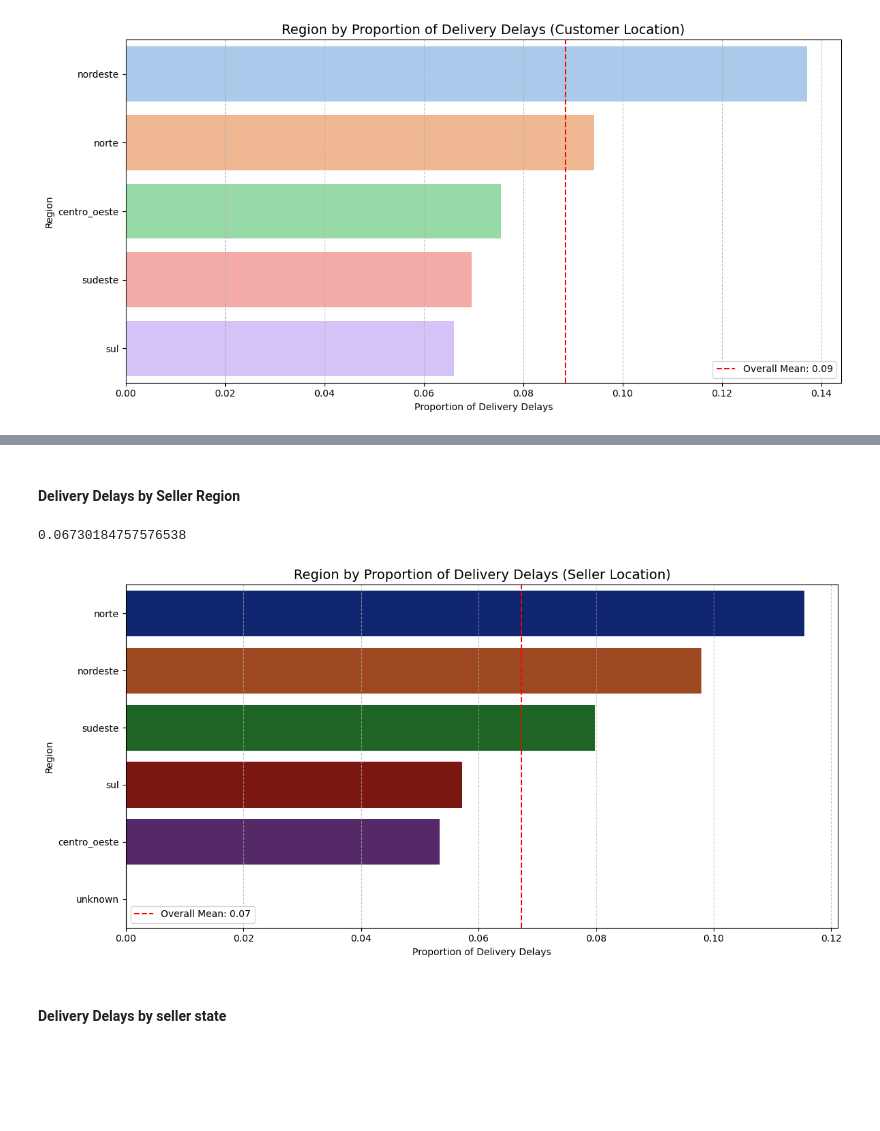
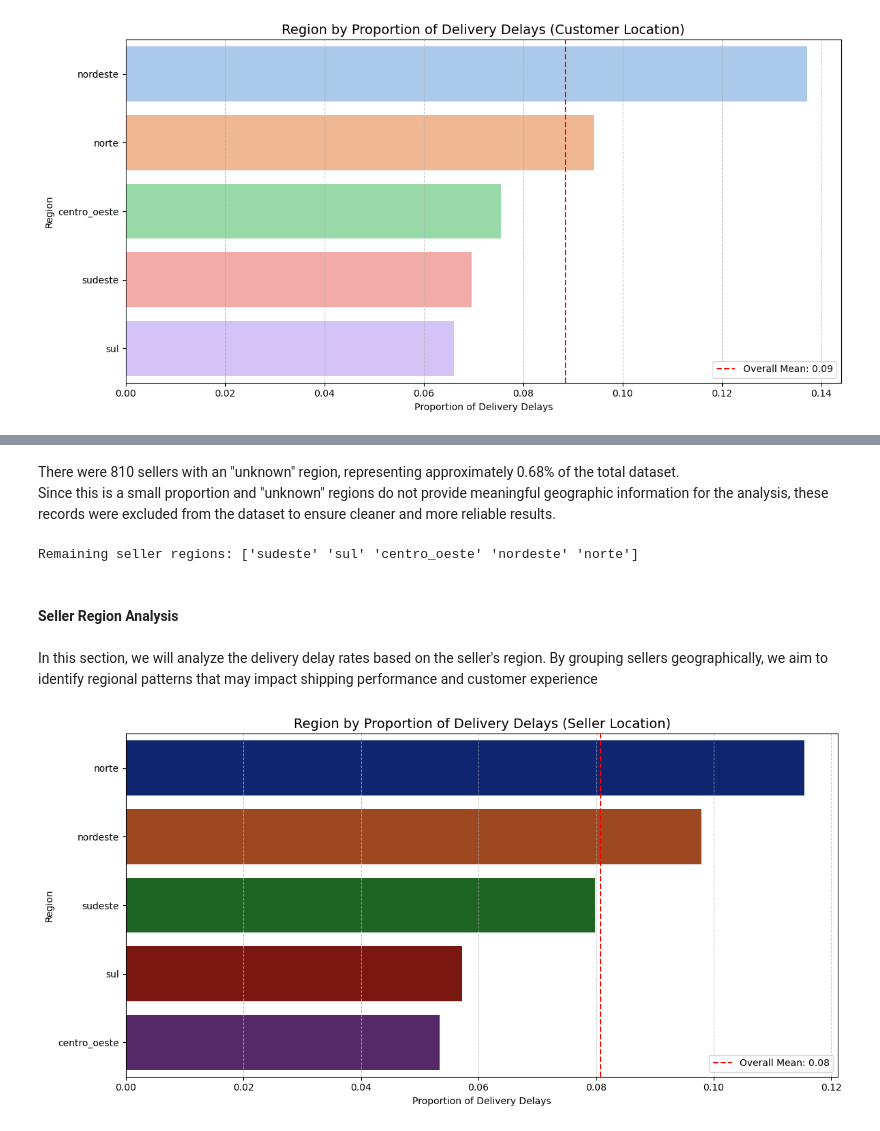
Before and after one commit to rickaof/Portfolio, a Jupyter notebook: Ecommerce_Analysis/notebooks/data_preparation.ipynb, the cells around one changed output, grey strips where cells are left out. Saved outputs shown, nothing was run; the diff lists cells and outputs as text; code cells hidden in the pictures; blank space fills up the shorter version.

```diff
--- a/Ecommerce_Analysis/notebooks/data_preparation.ipynb
+++ b/Ecommerce_Analysis/notebooks/data_preparation.ipynb
@@ -613,2 +719,14 @@ Understanding where delays are most frequent can provide crucial insights into r
+# %% [markdown]
+
+There were 810 sellers with an "unknown" region, representing approximately 0.68% of the total dataset.
+Since this is a small proportion and "unknown" regions do not provide meaningful geographic information for the analysis, these records were excluded from the dataset to ensure cleaner and more reliable results.
+# %%
+# Removing sellers with 'unknown' region
+df_merged = df_merged[df_merged['seller_region'] != 'unknown']
+
+# Confirming removal
+print(f"Remaining seller regions: {df_merged['seller_region'].unique()}")
+# %% [output]
+Remaining seller regions: ['sudeste' 'sul' 'centro_oeste' 'nordeste' 'norte']
 # %% [markdown]
-#### Delivery Delays by Seller Region
+#### Seller Region Analysis
@@ -630,34 +733,34 @@ df_merged["seller_region"] = df_merged["seller_state"].map(state_to_region).fill
+# %% [markdown]
+In this section, we will analyze the delivery delay rates based on the seller's region.
+By grouping sellers geographically, we aim to identify regional patterns that may impact shipping performance and customer experience
 # %%
 # Filter only delayed orders (calculate the mean delay rate per region)
 delayed_orders_seller_region = df_merged.groupby("seller_region")["is_late"].mean()
 
 # Sort and select the region with the highest delay proportions.
-top_region = delayed_orders_seller_region.sort_values(ascending=False)
+top_region = delayed_orders_seller_region.sort_values(ascending=False).head(6)
 
 # Reset index to turn it into a DataFrame
 top_region = top_region.reset_index()
 top_region.rename(columns={"is_late": "delayed_orders_seller_region"}, inplace=True)
 
 # Calculate the overall average delay rate
-overall_mean_delay = delayed_orders_seller_region.mean()
+overall_mean_seller_region_delay = delayed_orders_seller_region.mean()
 
 # Plot delay percentage by customer region
 plt.figure(figsize=(12,6))
 sns.barplot(x='delayed_orders_seller_region', y='seller_region', data = top_region, palette='dark')
 
 # Add a vertical line for the overall mean
-plt.axvline(x=overall_mean_delay, color='red', linestyle='--', label=f'Overall Mean: {overall_mean_delay:.2f}')
+plt.axvline(x=overall_mean_seller_region_delay, color='red', linestyle='--', label=f'Overall Mean: {overall_mean_seller_region_delay:.2f}')
 
 # Plot settings
 plt.title('Region by Proportion of Delivery Delays (Seller Location)', fontsize=14)
 plt.xlabel('Proportion of Delivery Delays')
 plt.ylabel('Region')
 plt.grid(axis='x', linestyle='--', alpha=0.7)
 plt.legend()
 plt.tight_layout()
 plt.show()
 # %% [output]
-0.06730184757576538
-[figure, old version]
+[figure, new version]
-# %% [markdown]
-#### Delivery Delays by seller state
```
Also changed, not shown: parts of 41 cells of this notebook.
